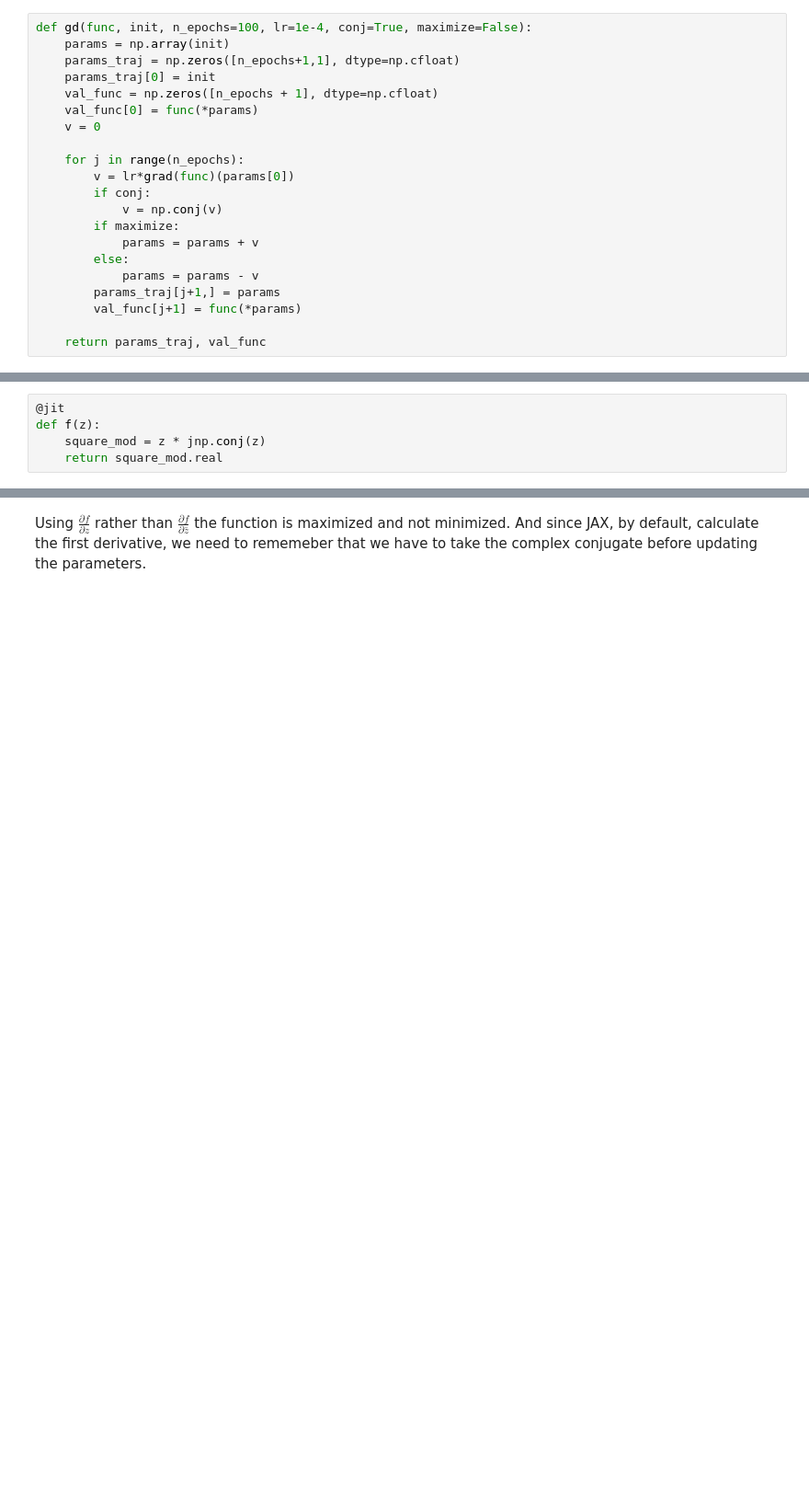
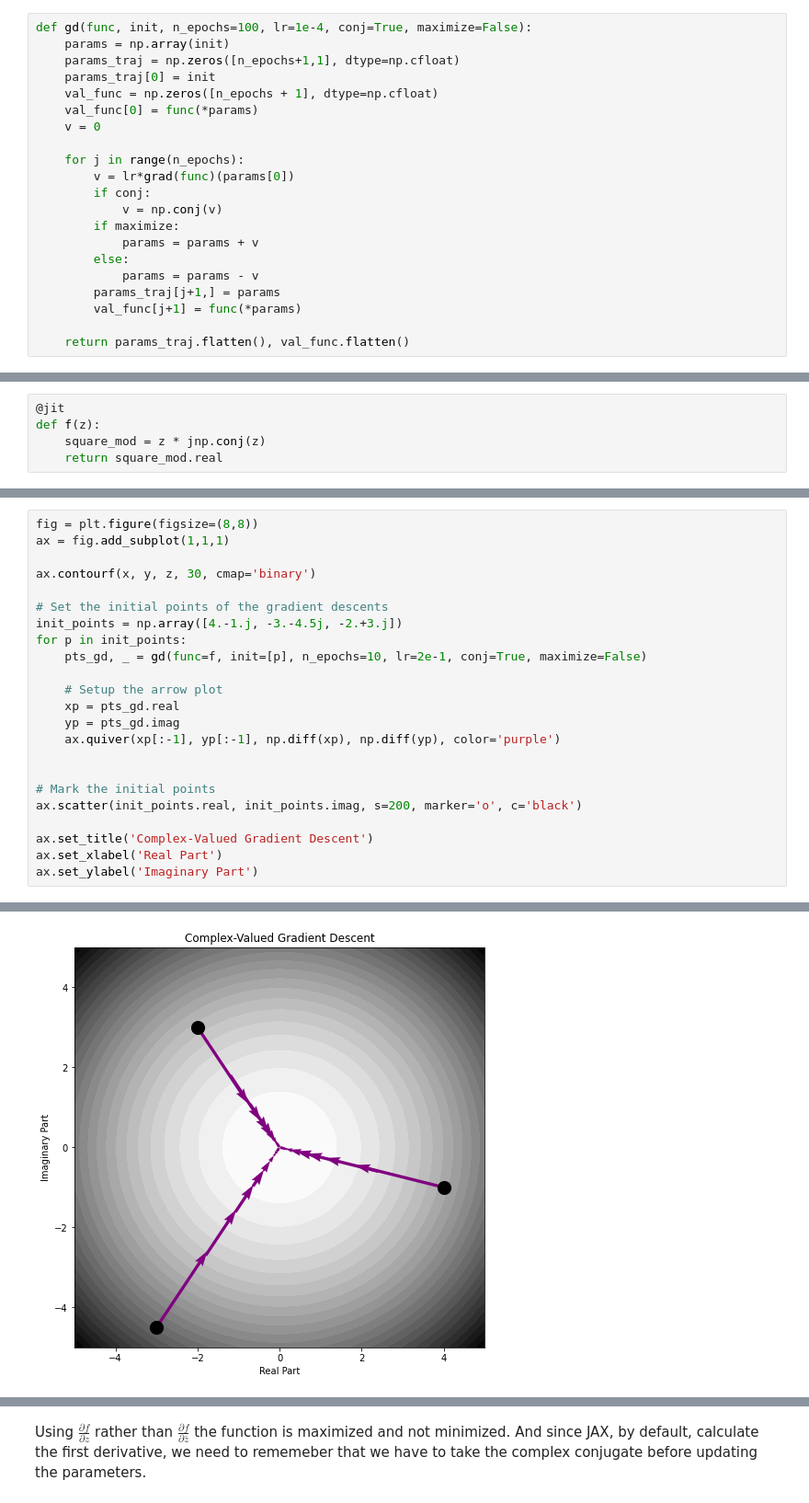
Before and after one commit to MattiaPujatti/complex-valued-deep-learning-for-condition-monitoring, a Jupyter notebook: Complex_gradient_descent.ipynb, the cells around one changed output, grey strips where cells are left out. Shown at 92% size. Saved outputs shown, nothing was run; the diff lists cells and outputs as text; blank space fills up the shorter version.

```diff
--- a/Complex_gradient_descent.ipynb
+++ b/Complex_gradient_descent.ipynb
@@ -27,4 +103,4 @@ def gd(func, init, n_epochs=100, lr=1e-4, conj=True, maximize=False):
         params_traj[j+1,] = params
         val_func[j+1] = func(*params)
 
-    return params_traj, val_func
+    return params_traj.flatten(), val_func.flatten()
@@ -81,0 +124,24 @@ ax2.legend(fontsize=15);
+# %%
+fig = plt.figure(figsize=(8,8))
+ax = fig.add_subplot(1,1,1)
+
+ax.contourf(x, y, z, 30, cmap='binary')
+
+# Set the initial points of the gradient descents
+init_points = np.array([4.-1.j, -3.-4.5j, -2.+3.j])
+for p in init_points:
+    pts_gd, _ = gd(func=f, init=[p], n_epochs=10, lr=2e-1, conj=True, maximize=False)
+
+    # Setup the arrow plot
+    xp = pts_gd.real
+    yp = pts_gd.imag
+    ax.quiver(xp[:-1], yp[:-1], np.diff(xp), np.diff(yp), color='purple')
+
+
+# Mark the initial points
+ax.scatter(init_points.real, init_points.imag, s=200, marker='o', c='black')
+
+ax.set_title('Complex-Valued Gradient Descent')
+ax.set_xlabel('Real Part')
+ax.set_ylabel('Imaginary Part')
+# %% [output]
@@ -81,0 +149 @@ ax2.legend(fontsize=15);
+[figure, added]
```
Also changed, not shown: parts of 19 cells of this notebook, 2 other files.
